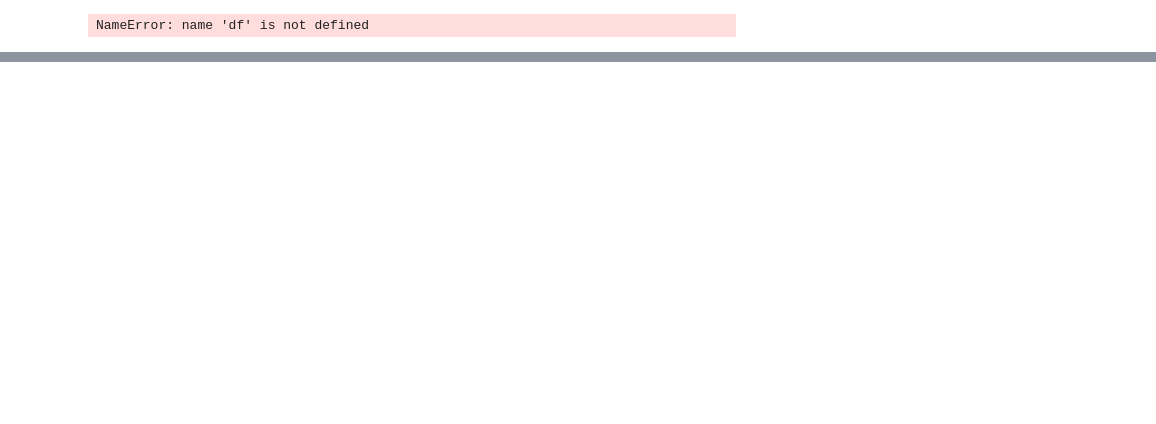
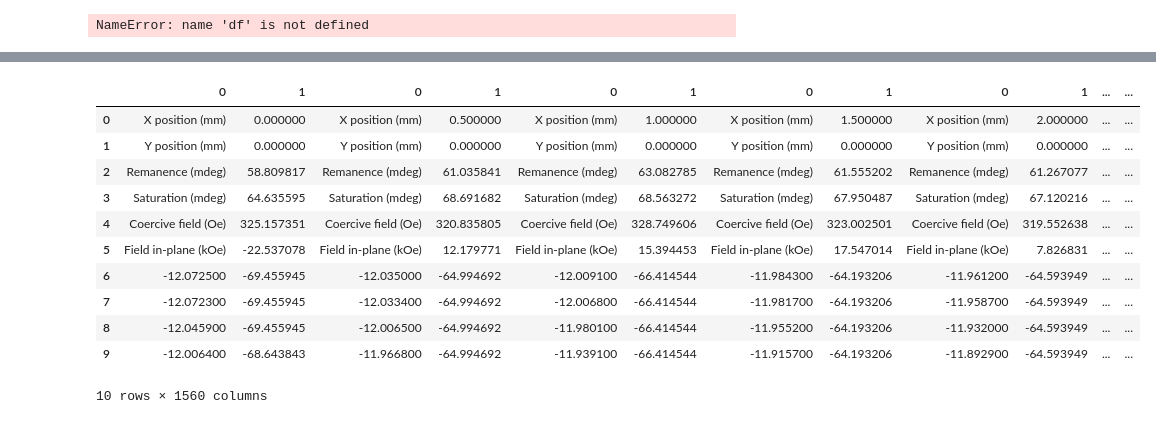
Before and after one commit to LukaszFrackowiak/PyHist, a Jupyter notebook: Pyhist.ipynb, the cells around one changed output, grey strips where cells are left out. Saved outputs shown, nothing was run; the diff lists cells and outputs as text; code cells hidden in the pictures; blank space fills up the shorter version.

```diff
--- a/Pyhist.ipynb
+++ b/Pyhist.ipynb
@@ -62,7 +77,3 @@ def rysowanie (df):
 rysowanie(df)
 # %% [output]
 NameError: name 'df' is not defined
-# %%
-fig, ax = plt.subplots(nrows=2, ncols=3, sharex='col', sharey='row')
-ax[0,2].plot(make_df(files[0]).iloc[6:,0].astype(float),make_df(files[0]).iloc[6:,1].astype(float))
-ax[0,0].plot(make_df(files[1]).iloc[6:,0].astype(float),make_df(files[1]).iloc[6:,1].astype(float))
@@ -114,0 +150,15 @@ pp.close()
+# %%
+df.head(10)
+# %% [output]
+|  | 0 | 1 | 0 | 1 | 0 | 1 | 0 | 1 | 0 | 1 | ... | ... |
+| 0 | X position (mm) | 0.000000 | X position (mm) | 0.500000 | X position (mm) | 1.000000 | X position (mm) | 1.500000 | X position (mm) | 2.000000 | ... | ... |
+| 1 | Y position (mm) | 0.000000 | Y position (mm) | 0.000000 | Y position (mm) | 0.000000 | Y position (mm) | 0.000000 | Y position (mm) | 0.000000 | ... | ... |
+| 2 | Remanence (mdeg) | 58.809817 | Remanence (mdeg) | 61.035841 | Remanence (mdeg) | 63.082785 | Remanence (mdeg) | 61.555202 | Remanence (mdeg) | 61.267077 | ... | ... |
+| 3 | Saturation (mdeg) | 64.635595 | Saturation (mdeg) | 68.691682 | Saturation (mdeg) | 68.563272 | Saturation (mdeg) | 67.950487 | Saturation (mdeg) | 67.120216 | ... | ... |
+| 4 | Coercive field (Oe) | 325.157351 | Coercive field (Oe) | 320.835805 | Coercive field (Oe) | 328.749606 | Coercive field (Oe) | 323.002501 | Coercive field (Oe) | 319.552638 | ... | ... |
+| 5 | Field in-plane (kOe) | -22.537078 | Field in-plane (kOe) | 12.179771 | Field in-plane (kOe) | 15.394453 | Field in-plane (kOe) | 17.547014 | Field in-plane (kOe) | 7.826831 | ... | ... |
+| 6 | -12.072500 | -69.455945 | -12.035000 | -64.994692 | -12.009100 | -66.414544 | -11.984300 | -64.193206 | -11.961200 | -64.593949 | ... | ... |
+| 7 | -12.072300 | -69.455945 | -12.033400 | -64.994692 | -12.006800 | -66.414544 | -11.981700 | -64.193206 | -11.958700 | -64.593949 | ... | ... |
+| 8 | -12.045900 | -69.455945 | -12.006500 | -64.994692 | -11.980100 | -66.414544 | -11.955200 | -64.193206 | -11.932000 | -64.593949 | ... | ... |
+| 9 | -12.006400 | -68.643843 | -11.966800 | -64.994692 | -11.939100 | -66.414544 | -11.915700 | -64.193206 | -11.892900 | -64.593949 | ... | ... |
+10 rows × 1560 columns
```
Also changed, not shown: parts of 7 cells of this notebook.
